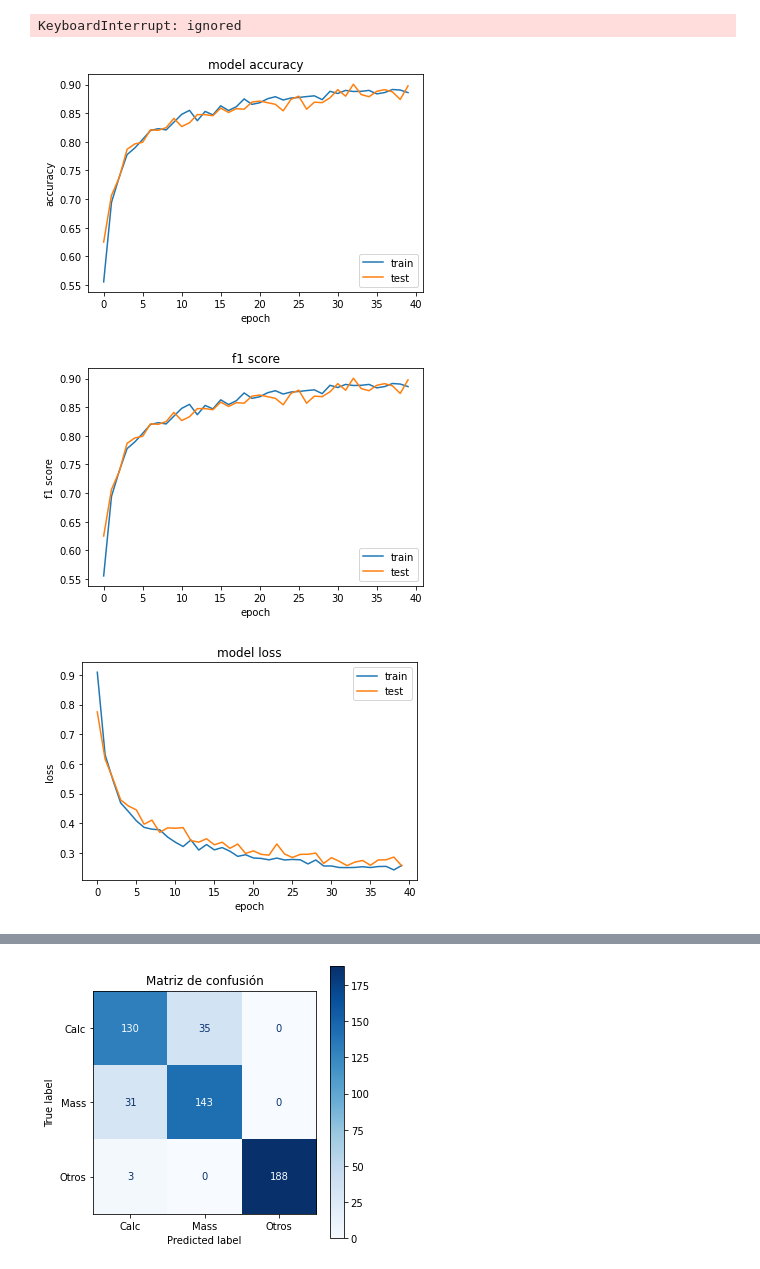
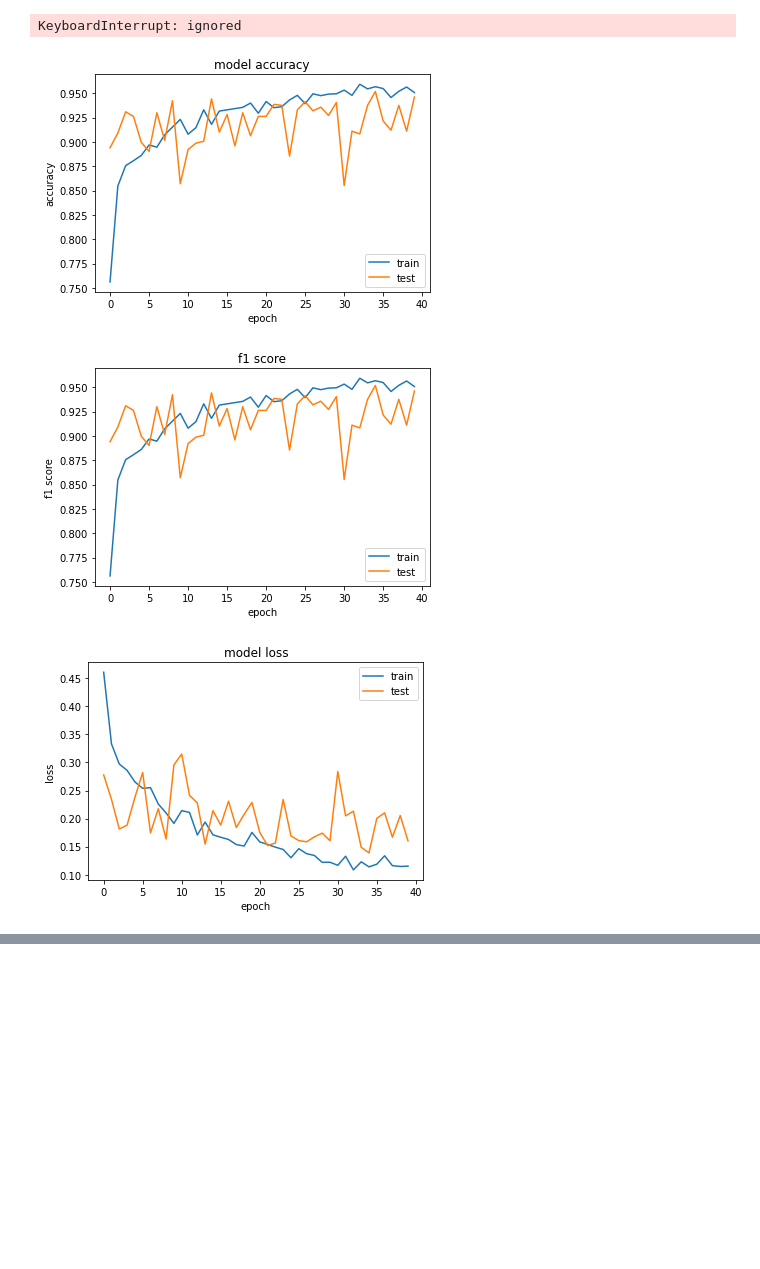
Before and after one commit to KoNGoL/tfm_breast_cancer_detection, a Jupyter notebook: VGG16.ipynb, the cells around one changed output, grey strips where cells are left out. Drawn from its saved outputs; the diff is of its cells as text; code cells hidden in the pictures; blank space fills up the shorter version.

Commit message:
bug test VGG16 models

```diff
--- a/VGG16.ipynb
+++ b/VGG16.ipynb
@@ -236,9 +232,9 @@ KeyboardInterrupt: ignored
 # %%
 # busqueda de hiperparametros
 # %%
-model_path4 ='/content/drive/MyDrive/TFM/VGG_16_models/model_VGG16_hyper/'
-name = "model_VGG16_Adagrad_0.01"
-# model4_history = np.load(model_path4 + '{}-History.npy'.format(name),allow_pickle='TRUE').item()
+model_path4 ='/content/drive/MyDrive/TFM/VGG16_models/model_VGG16_hyper/'
+name = "model_VGG16_Adam_0.01"
+model4_history = np.load(model_path4 + '{}-History.npy'.format(name),allow_pickle='TRUE').item()
 # model4 = keras.models.load_model(model_path4 + name +"_best.hdf5")
 inputs = tf.keras.Input(shape=(224, 224, 3))
 head_model = VGG16(weights = 'imagenet', include_top = False, input_shape = (224,224,3))
@@ -257,56 +253,56 @@ model4.compile(loss="categorical_crossentropy",
               metrics=[tfa.metrics.F1Score(num_classes=2, average='micro'), 'accuracy'])
 
 # Visualizamos la evolución de la accuracy
-plt.plot(model4_history.history['accuracy'])
-plt.plot(model4_history.history['val_accuracy'])
+plt.plot(model4_history['accuracy'])
+plt.plot(model4_history['val_accuracy'])
 plt.title('model accuracy')
 plt.ylabel('accuracy')
 plt.xlabel('epoch')
 plt.legend(['train', 'test'], loc='lower right')
 plt.show()
 
-plt.plot(model4_history.history['f1_score'])
-plt.plot(model4_history.history['val_f1_score'])
+plt.plot(model4_history['f1_score'])
+plt.plot(model4_history['val_f1_score'])
 plt.title('f1 score')
 plt.ylabel('f1 score')
 plt.xlabel('epoch')
 plt.legend(['train', 'test'], loc='lower right')
 plt.show()
 
-plt.plot(model4_history.history['loss'])
-plt.plot(model4_history.history['val_loss'])
+plt.plot(model4_history['loss'])
+plt.plot(model4_history['val_loss'])
 plt.title('model loss')
 plt.ylabel('loss')
 plt.xlabel('epoch')
 plt.legend(['train', 'test'], loc='upper right')
 plt.show()
 
 test_datagen  = ImageDataGenerator(rescale=1./255)
 test_generator =  test_datagen.flow_from_directory('/content/Fold10/Test',
                                                           batch_size=530,
                                                           class_mode  = 'categorical',
                                                           target_size = (224, 224), shuffle=False)
 
 test_lost, test_f1, test_acc = model4.evaluate(test_generator)
 print ("Test f1:", test_f1)
 print ("Test Accuracy:", test_acc)
 
 test_generator.reset()
 predict = model4.predict(test_generator)
 y_pred = np.rint(predict)
 y_true = test_generator.classes
 pred2 = []
 for p in y_pred:
   pred2.append(np.argmax(p))
 
 matrix = confusion_matrix(y_true, pred2)
 fig, ax = plt.subplots(figsize=(5, 5))
 disp = ConfusionMatrixDisplay(confusion_matrix=matrix, display_labels=['Calc', 'Mass', 'Otros'])
 disp.plot(cmap=plt.cm.Blues, ax=ax)
 plt.title("Matriz de confusión")
 plt.show()
 # %% [output]
-[figure, old version]
+[figure, new version]
-[figure, old version]
+[figure, new version]
-[figure, old version]
+[figure, new version]
 Found 530 images belonging to 3 classes.
@@ -317 +308,0 @@ Test Accuracy: 0.8698112964630127
-[figure, removed]
```
Also changed, not shown: parts of 3 cells of this notebook.
